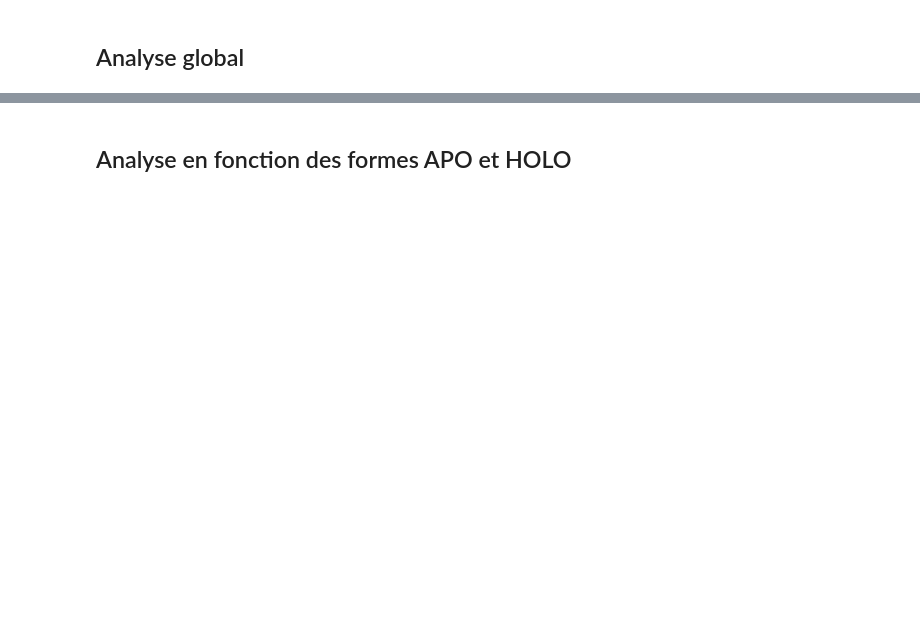
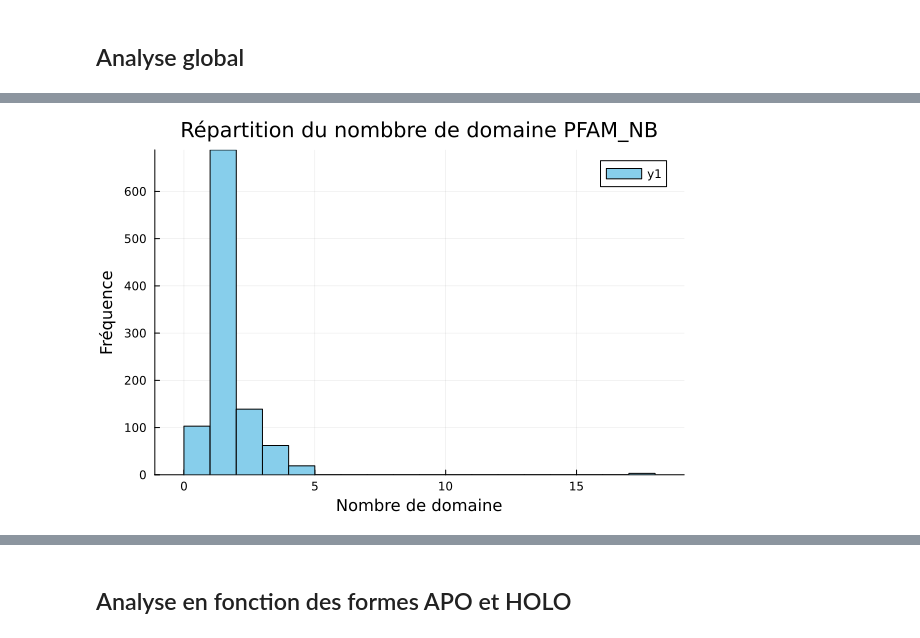
Before and after one commit to diegozea/AlphaConformers.jl, a Jupyter notebook: scripts/visualisation_mapping.ipynb, the cells around one changed output, grey strips where cells are left out. Saved outputs shown, nothing was run; the diff lists cells and outputs as text; code cells hidden in the pictures; blank space fills up the shorter version.

```diff
--- a/scripts/visualisation_mapping.ipynb
+++ b/scripts/visualisation_mapping.ipynb
@@ -65,6 +113,10 @@ yflip!()  # Valeurs plus basses = meilleure résolution
 # %%
 #Voir dispersion du nombes de domaine dans PFAM_NB
-plot(df.PFAM_NB,
-    title="Répartition du nombbre de domaine PFAM_NB", xlabel="Frequence", ylabel="Resolution")
+histogram(df.PFAM_NB,
+title="Répartition du nombbre de domaine PFAM_NB",
+xlabel="Nombre de domaine", ylabel="Fréquence",
+bins=20, color=:skyblue, edgecolor=:black)
+# %% [output]
+[figure, added]
 # %%
 #Voir dispersion du nombes de domaine dans CATH_NB
```
Also changed, not shown: parts of 24 cells of this notebook, 8 other files.
